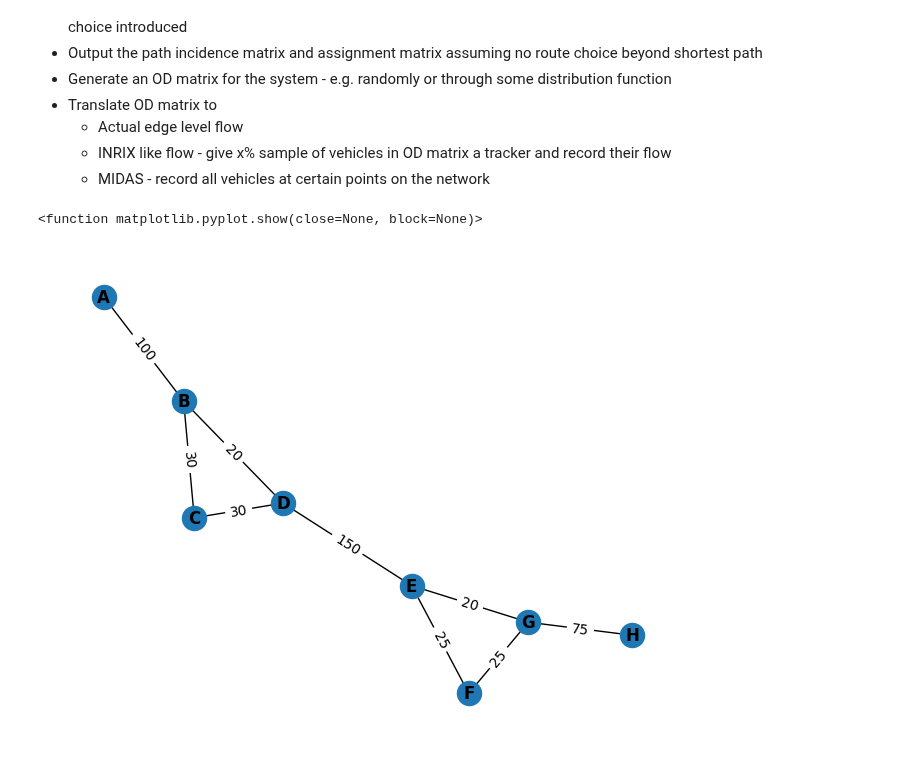
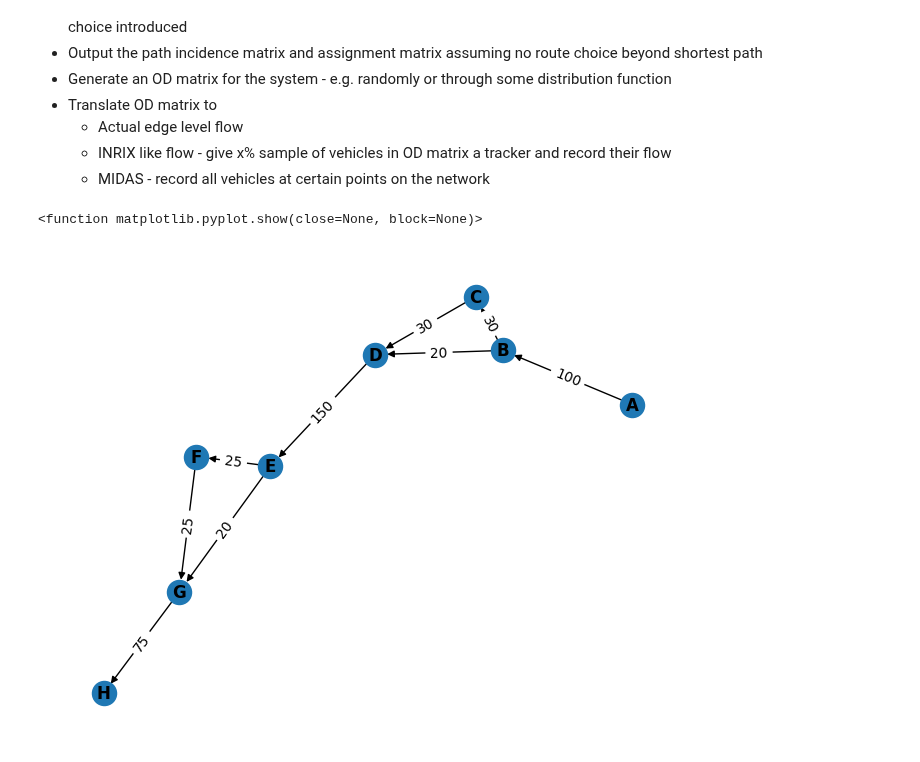
Before and after one commit to cmconlan/OD-Estimation-Toy-Examples, a Jupyter notebook: networks/synthetic-network.ipynb, the cells around one changed output. Saved outputs shown, nothing was run; the diff lists cells and outputs as text; code cells hidden in the pictures.

```diff
--- a/networks/synthetic-network.ipynb
+++ b/networks/synthetic-network.ipynb
@@ -18,7 +25,7 @@ import matplotlib.pyplot as plt
 # Create network with 3 junctions
 
 # Create an empty graph
-G = nx.Graph()
+G = nx.DiGraph()
 
 # Add nodes
 nodes = ['A','B','C','D','E','F','G','H']
@@ -31,31 +38,31 @@ slow_road_sl = 30
 edges = [
     #Main road edges
     ('A','B',{'length': 100, 'speed limit': fast_road_sl}),
     ('B','D',{'length': 20, 'speed limit': fast_road_sl}),
     ('D','E',{'length': 150, 'speed limit': fast_road_sl}),
     ('E','G',{'length': 20, 'speed limit': fast_road_sl}),
     ('G','H',{'length': 75, 'speed limit': fast_road_sl}),
 
     #Slow on/off ramps
     ('B','C',{'length': 30, 'speed limit': slow_road_sl}),
     ('C','D',{'length': 30, 'speed limit': slow_road_sl}),
     ('E','F',{'length': 25, 'speed limit': slow_road_sl}),
     ('F','G',{'length': 25, 'speed limit': slow_road_sl})
 ]
 
 G.add_edges_from(edges)
 
 #Visualise Network
 
 pos = nx.spring_layout(G)  # positions for all nodes
 
 nx.draw(G, pos, with_labels=True, font_weight='bold')
 
 # Edge labels
 edge_labels = nx.get_edge_attributes(G, 'length')
 nx.draw_networkx_edge_labels(G, pos, edge_labels=edge_labels)
 
 plt.show
 # %% [output]
 <function matplotlib.pyplot.show(close=None, block=None)>
-[figure, old version]
+[figure, new version]
```
Also changed, not shown: parts of 19 cells of this notebook.
